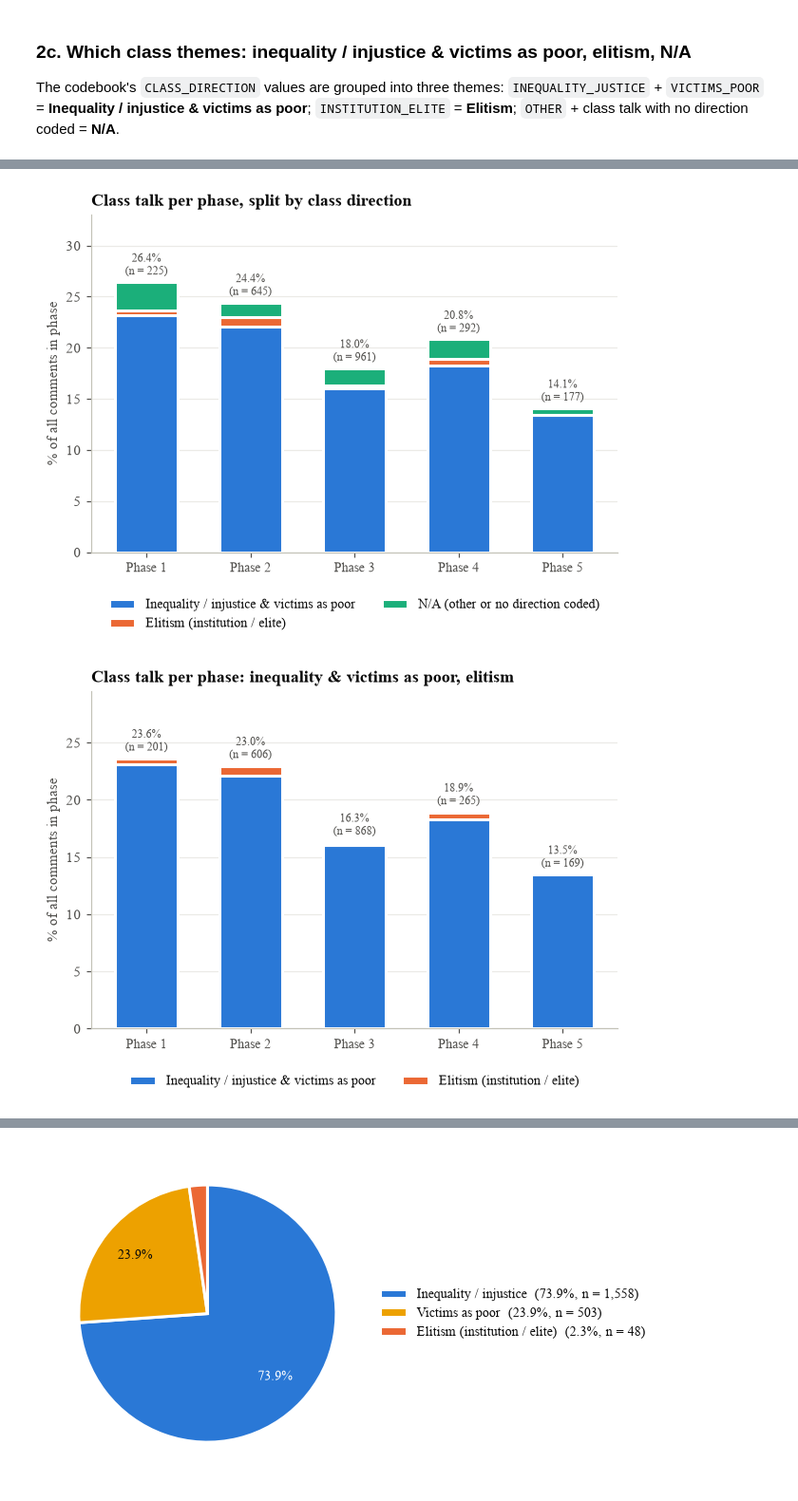
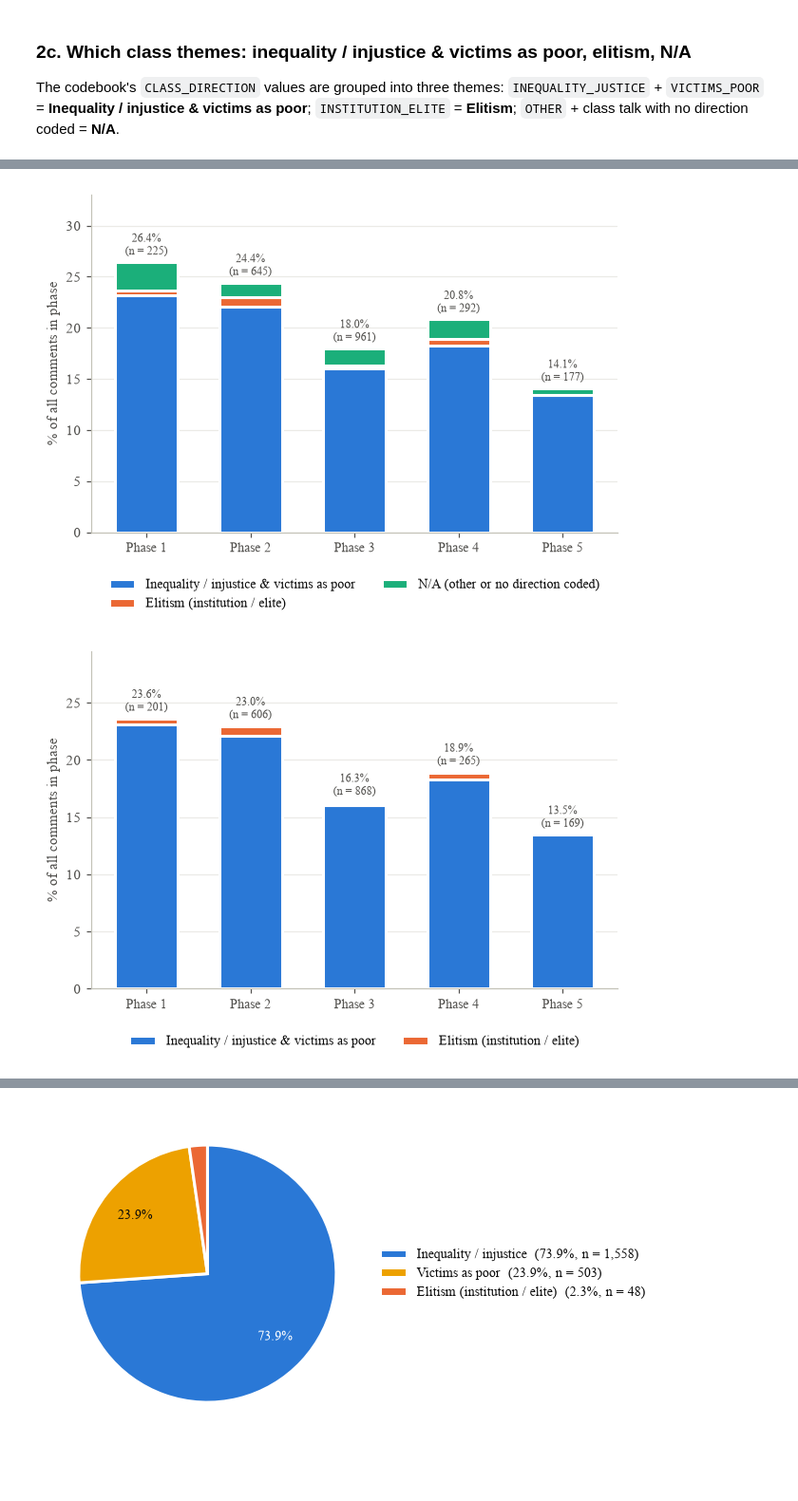
Before and after one commit to mbchavez27/crisis-management-analysis, a Jupyter notebook: 04-statistical-analysis/notebooks/03-findings.ipynb, the cells around one changed output, grey strips where cells are left out. Shown at 95% size. Saved outputs shown, nothing was run; the diff lists cells and outputs as text; code cells hidden in the pictures; blank space fills up the shorter version.

```diff
--- a/04-statistical-analysis/notebooks/03-findings.ipynb
+++ b/04-statistical-analysis/notebooks/03-findings.ipynb
@@ -746,35 +741,34 @@ Within class-framed comments (% per phase):
 # %%
 def class_bars(table, colors, title, fname):
     fig, ax = plt.subplots(figsize=(6.5, 4.2))
     x = np.arange(len(PHASES))
     bottom = np.zeros(len(PHASES))
     for name, color in zip(table.index, colors):
         v = table.loc[name, PHASE_LABELS].values
         ax.bar(x, v, bottom=bottom, width=0.6, color=color, edgecolor="#ffffff", linewidth=2, label=name)
         bottom += v
     # n = comments in the stacked groups shown (bar height x comments in phase)
     for xi, b, n in zip(x, bottom, np.rint(bottom * g["count"].values / 100).astype(int)):
         ax.text(xi, b + 0.4, f"{b:.1f}%\n(n = {n})", ha="center", va="bottom", fontsize=8, color="#52514e")
     ax.set_xticks(x, PHASE_LABELS)
     ax.set_ylabel("% of all comments in phase")
     ax.set_ylim(0, bottom.max() * 1.25)
     ax.grid(axis="x", visible=False)
-    ax.set_title(title)
     ax.tick_params(axis="x", labelsize=9)
     ax.legend(loc="upper center", bbox_to_anchor=(0.5, 0), ncol=2, fontsize=9,
               bbox_transform=offset_copy(ax.transAxes, fig=fig, y=-24, units="points"))
     save(fig, fname)
     plt.show()
 
 # Grouped: inequality / injustice and victims as poor together
 class_bars(cls_end.loc[list(CLASS_THEMES.values())], [SERIES[0], SERIES[1], SERIES[2]],
            "Class talk per phase, split by class direction", "rq2_class_themes")
 # Option without N/A (advisers asked for both versions)
 class_bars(cls_end.loc[[CLASS_THEMES["INEQUALITY_JUSTICE_VICTIMS"], CLASS_THEMES["ELITISM"]]], [SERIES[0], SERIES[1]],
            "Class talk per phase: inequality & victims as poor, elitism", "rq2_class_themes_no_na")
 # %% [output]
-[figure, old version]
+[figure, new version]
-[figure, old version]
+[figure, new version]
 # %%
 # Same chart with inequality / injustice and victims as poor shown separately
 SPLIT = {"INEQUALITY_JUSTICE": "Inequality / injustice", "VICTIMS_POOR": "Victims as poor",
```
Also changed, not shown: parts of 17 cells of this notebook, 25 other files.
